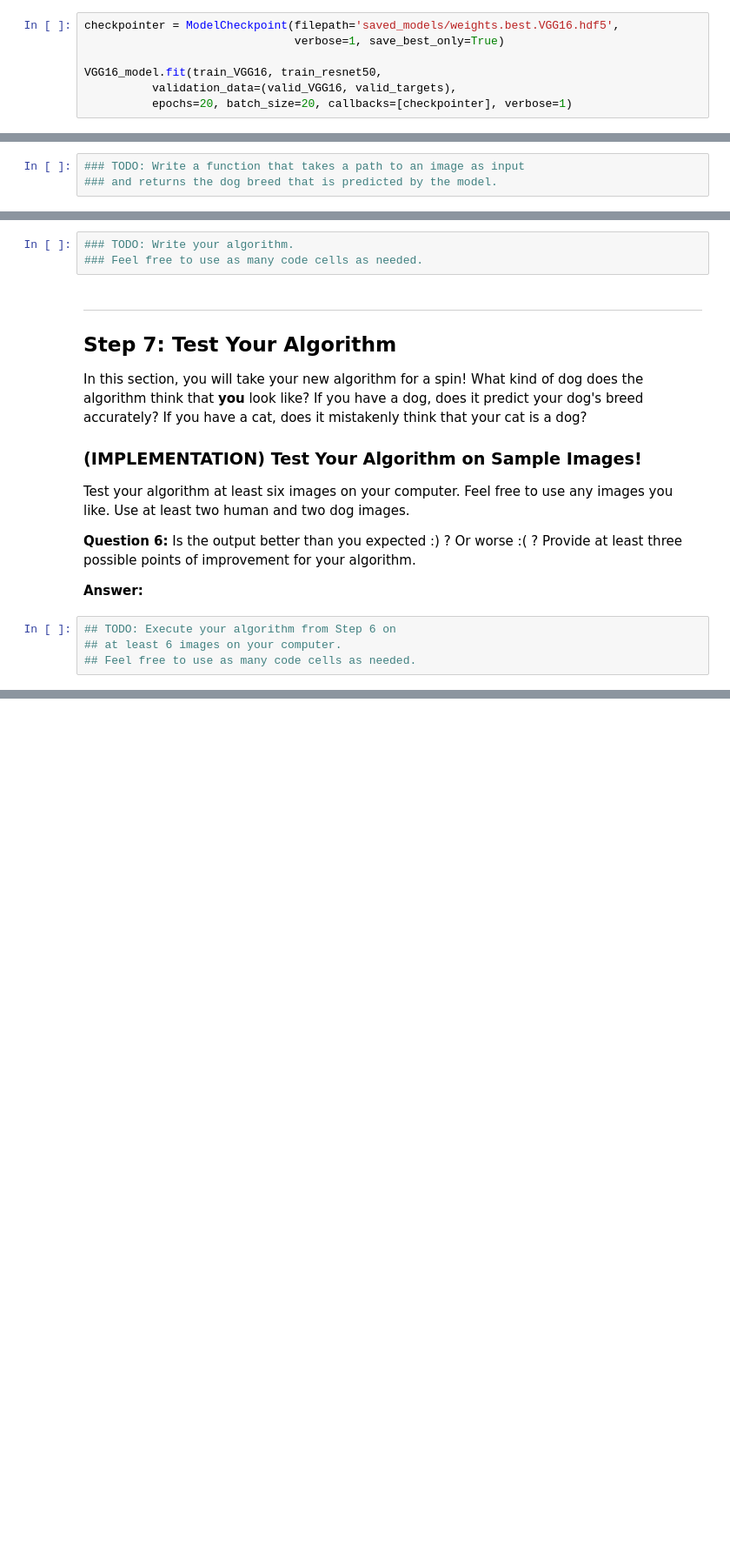
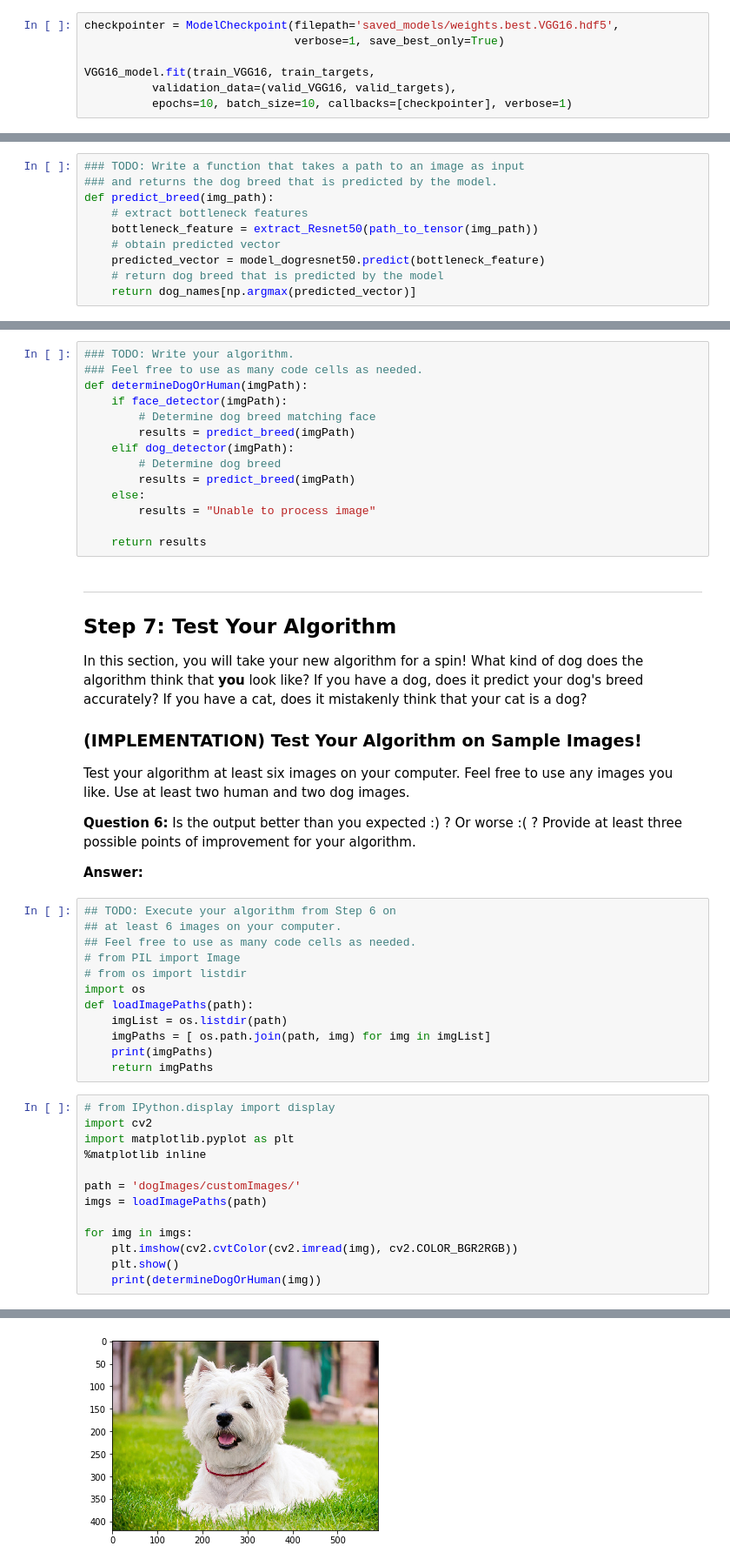
Before and after one commit to mjmcfalls/RETIRED-udacity-machine-learning-, a Jupyter notebook: projects/dog-project/dog_app.ipynb, the cells around one changed output, grey strips where cells are left out. Shown at 87% size. Cells and saved outputs as stored; diff of their text form; blank space fills up the shorter version.

```diff
--- a/projects/dog-project/dog_app.ipynb
+++ b/projects/dog-project/dog_app.ipynb
@@ -487,8 +493,8 @@ VGG16_model.compile(loss='categorical_crossentropy', optimizer='rmsprop', metric
 checkpointer = ModelCheckpoint(filepath='saved_models/weights.best.VGG16.hdf5',
                                verbose=1, save_best_only=True)
 
-VGG16_model.fit(train_VGG16, train_resnet50,
+VGG16_model.fit(train_VGG16, train_targets,
           validation_data=(valid_VGG16, valid_targets),
-          epochs=20, batch_size=20, callbacks=[checkpointer], verbose=1)
+          epochs=10, batch_size=10, callbacks=[checkpointer], verbose=1)
 # %% [output]
 Train on 6680 samples, validate on 835 samples
@@ -676,6 +690,13 @@ where `{network}`, in the above filename, should be one of `VGG19`, `Resnet50`,
 # %%
 ### TODO: Write a function that takes a path to an image as input
 ### and returns the dog breed that is predicted by the model.
+def predict_breed(img_path):
+    # extract bottleneck features
+    bottleneck_feature = extract_Resnet50(path_to_tensor(img_path))
+    # obtain predicted vector
+    predicted_vector = model_dogresnet50.predict(bottleneck_feature)
+    # return dog breed that is predicted by the model
+    return dog_names[np.argmax(predicted_vector)]
 # %% [markdown]
 ---
 <a id='step6'></a>
@@ -697,6 +718,17 @@ Some sample output for our algorithm is provided below, but feel free to design
 # %%
 ### TODO: Write your algorithm.
 ### Feel free to use as many code cells as needed.
+def determineDogOrHuman(imgPath):
+    if face_detector(imgPath):
+        # Determine dog breed matching face
+        results = predict_breed(imgPath)
+    elif dog_detector(imgPath):
+        # Determine dog breed
+        results = predict_breed(imgPath)
+    else:
+        results = "Unable to process image"
+
+    return results
 # %% [markdown]
 ---
 <a id='step7'></a>
@@ -715,3 +747,25 @@ __Answer:__
 ## TODO: Execute your algorithm from Step 6 on
 ## at least 6 images on your computer.
 ## Feel free to use as many code cells as needed.
+# from PIL import Image
+# from os import listdir
+import os
+def loadImagePaths(path):
+    imgList = os.listdir(path)
+    imgPaths = [ os.path.join(path, img) for img in imgList]
+    print(imgPaths)
+    return imgPaths
+# %%
+# from IPython.display import display
+import cv2
+import matplotlib.pyplot as plt
+%matplotlib inline
+
+path = 'dogImages/customImages/'
+imgs = loadImagePaths(path)
+
+for img in imgs:
+    plt.imshow(cv2.cvtColor(cv2.imread(img), cv2.COLOR_BGR2RGB))
+    plt.show()
+    print(determineDogOrHuman(img))
+# %% [output]
@@ -717,0 +773 @@ __Answer:__
+[figure, added]
```
Also changed, not shown: parts of 12 cells of this notebook, 3 other files.
